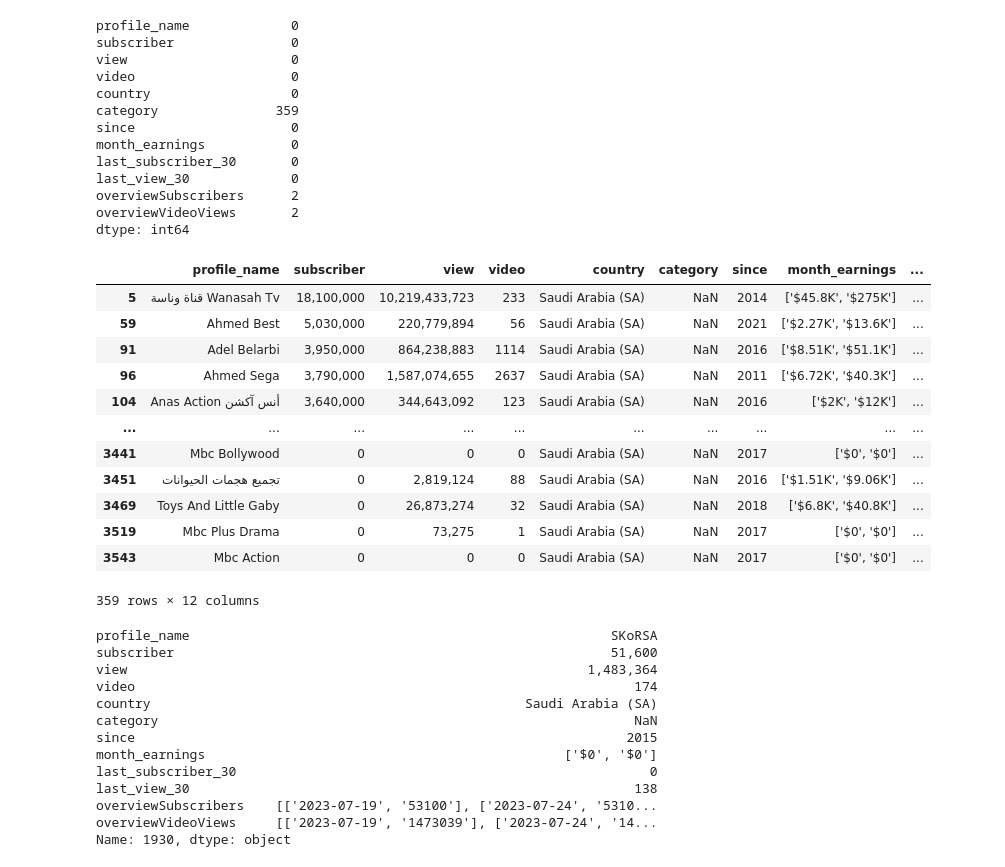
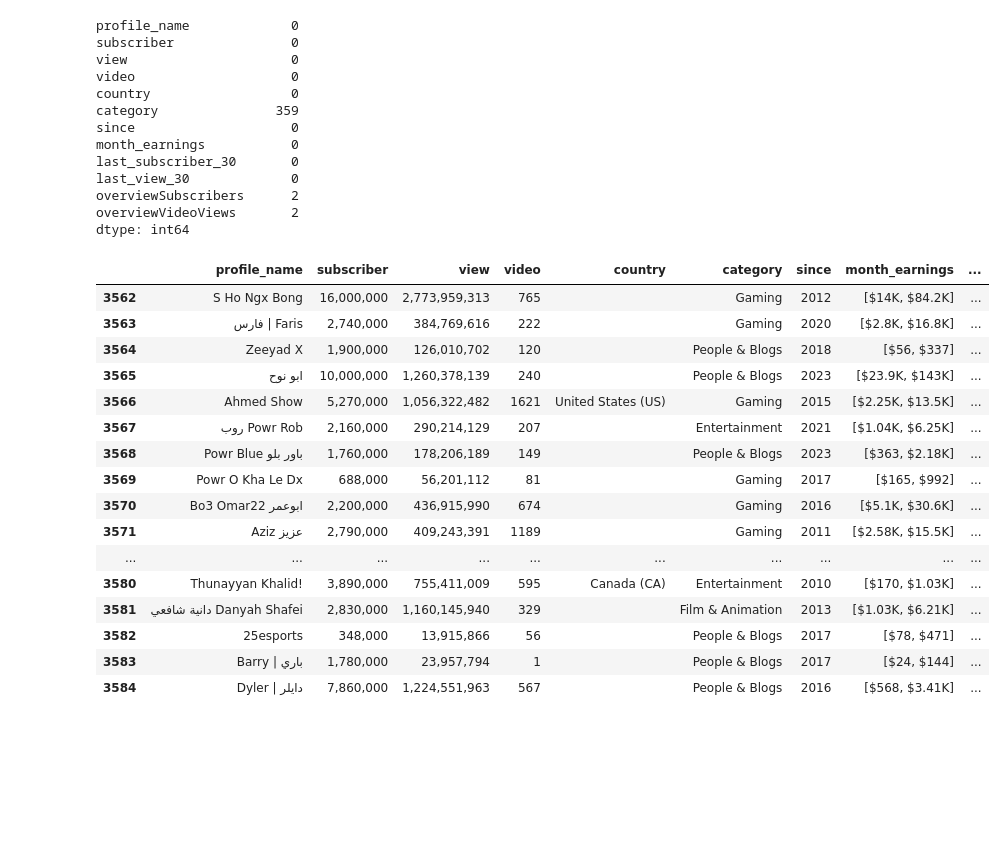
Before and after one commit to Mohammed-Abdullah2/Capstone-Project, a Jupyter notebook: youtube_data.ipynb, the cells around one changed output. Drawn from its saved outputs; the diff is of its cells as text; code cells hidden in the pictures; blank space fills up the shorter version.

```diff
--- a/youtube_data.ipynb
+++ b/youtube_data.ipynb
@@ -158,39 +174,27 @@ last_view_30             0
 overviewSubscribers      2
 overviewVideoViews       2
 dtype: int64
-# %%
-df1[df1['category'].isnull()]
-# %% [output]
-|  | profile_name | subscriber | view | video | country | category | since | month_earnings | ... |
-| 5 | قناة وناسة Wanasah Tv | 18,100,000 | 10,219,433,723 | 233 | Saudi Arabia (SA) | NaN | 2014 | ['$45.8K', '$275K'] | ... |
-| 59 | Ahmed Best | 5,030,000 | 220,779,894 | 56 | Saudi Arabia (SA) | NaN | 2021 | ['$2.27K', '$13.6K'] | ... |
-| 91 | Adel Belarbi | 3,950,000 | 864,238,883 | 1114 | Saudi Arabia (SA) | NaN | 2016 | ['$8.51K', '$51.1K'] | ... |
-| 96 | Ahmed Sega | 3,790,000 | 1,587,074,655 | 2637 | Saudi Arabia (SA) | NaN | 2011 | ['$6.72K', '$40.3K'] | ... |
-| 104 | Anas Action أنس آكشن | 3,640,000 | 344,643,092 | 123 | Saudi Arabia (SA) | NaN | 2016 | ['$2K', '$12K'] | ... |
-| ... | ... | ... | ... | ... | ... | ... | ... | ... | ... |
-| 3441 | Mbc Bollywood | 0 | 0 | 0 | Saudi Arabia (SA) | NaN | 2017 | ['$0', '$0'] | ... |
-| 3451 | تجميع هجمات الحيوانات | 0 | 2,819,124 | 88 | Saudi Arabia (SA) | NaN | 2016 | ['$1.51K', '$9.06K'] | ... |
-| 3469 | Toys And Little Gaby | 0 | 26,873,274 | 32 | Saudi Arabia (SA) | NaN | 2018 | ['$6.8K', '$40.8K'] | ... |
-| 3519 | Mbc Plus Drama | 0 | 73,275 | 1 | Saudi Arabia (SA) | NaN | 2017 | ['$0', '$0'] | ... |
-| 3543 | Mbc Action | 0 | 0 | 0 | Saudi Arabia (SA) | NaN | 2017 | ['$0', '$0'] | ... |
-359 rows × 12 columns
-# %%
-df1.loc[1930, :]
-# %% [output]
-profile_name                                                      SKoRSA
-subscriber                                                        51,600
-view                                                           1,483,364
-video                                                                174
-country                                                Saudi Arabia (SA)
-category                                                             NaN
-since                                                               2015
-month_earnings                                              ['$0', '$0']
-last_subscriber_30                                                     0
-last_view_30                                                         138
-overviewSubscribers    [['2023-07-19', '53100'], ['2023-07-24', '5310...
-overviewVideoViews     [['2023-07-19', '1473039'], ['2023-07-24', '14...
-Name: 1930, dtype: object
 # %%
 # df1.loc[1109, 'profile_name'] = 'آيات'
 # %%
 # df1.loc[1930, 'profile_name'] = 'SKoRSA'
+# %%
+df1.tail(23)
+# %% [output]
+|  | profile_name | subscriber | view | video | country | category | since | month_earnings | ... |
+| 3562 | S Ho Ngx Bоng | 16,000,000 | 2,773,959,313 | 765 |  | Gaming | 2012 | [$14K, $84.2K] | ... |
+| 3563 | فارس | Faris | 2,740,000 | 384,769,616 | 222 |  | Gaming | 2020 | [$2.8K, $16.8K] | ... |
+| 3564 | Zeeyad X | 1,900,000 | 126,010,702 | 120 |  | People & Blogs | 2018 | [$56, $337] | ... |
+| 3565 | ابو نوح | 10,000,000 | 1,260,378,139 | 240 |  | People & Blogs | 2023 | [$23.9K, $143K] | ... |
+| 3566 | Ahmed Show | 5,270,000 | 1,056,322,482 | 1621 | United States (US) | Gaming | 2015 | [$2.25K, $13.5K] | ... |
+| 3567 | روب Powr Rob | 2,160,000 | 290,214,129 | 207 |  | Entertainment | 2021 | [$1.04K, $6.25K] | ... |
+| 3568 | Powr Blue باور بلو | 1,760,000 | 178,206,189 | 149 |  | People & Blogs | 2023 | [$363, $2.18K] | ... |
+| 3569 | Powr O Kha Le Dx | 688,000 | 56,201,112 | 81 |  | Gaming | 2017 | [$165, $992] | ... |
+| 3570 | Bo3 Omar22 ابوعمر | 2,200,000 | 436,915,990 | 674 |  | Gaming | 2016 | [$5.1K, $30.6K] | ... |
+| 3571 | Aziz عزيز | 2,790,000 | 409,243,391 | 1189 |  | Gaming | 2011 | [$2.58K, $15.5K] | ... |
+| ... | ... | ... | ... | ... | ... | ... | ... | ... | ... |
+| 3580 | Thunayyan Khalid! | 3,890,000 | 755,411,009 | 595 | Canada (CA) | Entertainment | 2010 | [$170, $1.03K] | ... |
+| 3581 | دانية شافعي Danyah Shafei | 2,830,000 | 1,160,145,940 | 329 |  | Film & Animation | 2013 | [$1.03K, $6.21K] | ... |
+| 3582 | 25esports | 348,000 | 13,915,866 | 56 |  | People & Blogs | 2017 | [$78, $471] | ... |
+| 3583 | Barry | باري | 1,780,000 | 23,957,794 | 1 |  | People & Blogs | 2017 | [$24, $144] | ... |
+| 3584 | Dyler | دايلر | 7,860,000 | 1,224,551,963 | 567 |  | People & Blogs | 2016 | [$568, $3.41K] | ... |
```
Also changed, not shown: parts of 8 cells of this notebook, 2 other files.
